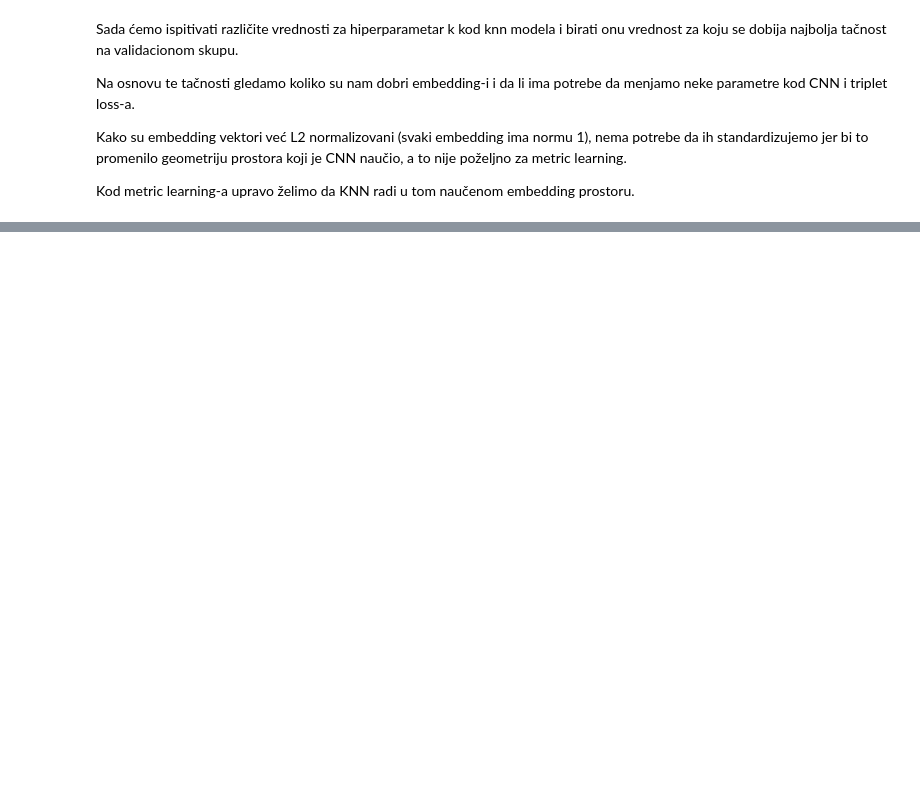
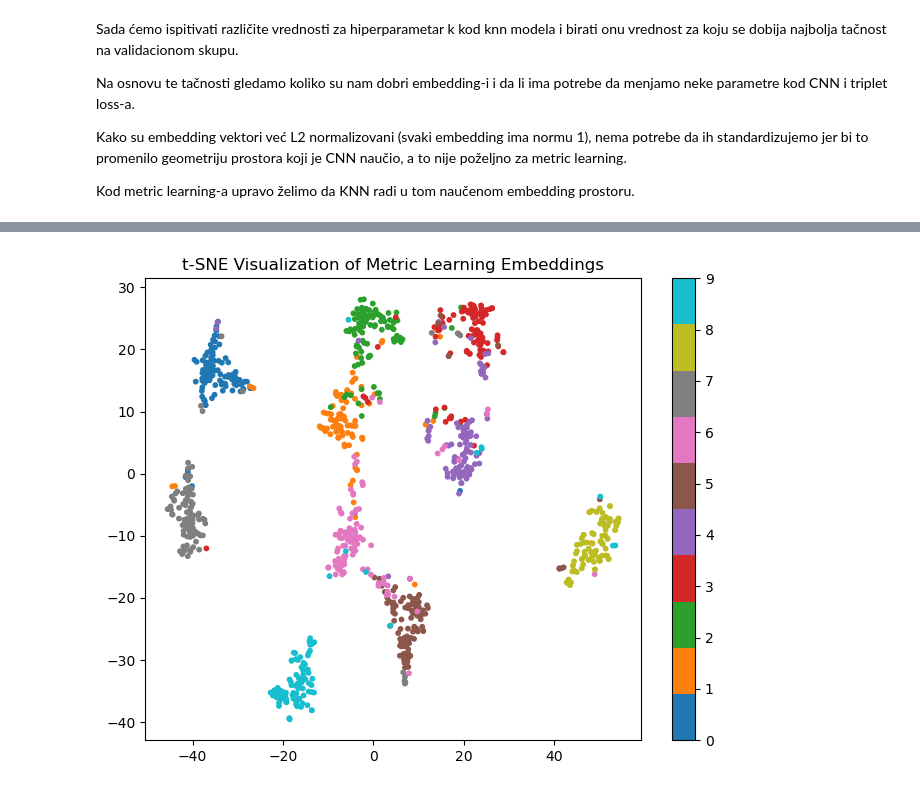
Before and after one commit to majasakovic/ML_projekat, a Jupyter notebook: notebooks/03_metric_learning.ipynb, the cells around one changed output, grey strips where cells are left out. Cells and saved outputs as stored; diff of their text form; code cells hidden in the pictures; blank space fills up the shorter version.

```diff
--- a/notebooks/03_metric_learning.ipynb
+++ b/notebooks/03_metric_learning.ipynb
@@ -494,0 +564,11 @@ Best Validation Accuracy: 0.868
+# %%
+tsne = TSNE(n_components=2, perplexity=30, random_state=SEED)
+emb_2d = tsne.fit_transform(test_emb)
+# %%
+plt.figure(figsize=(8,6))
+plt.scatter(emb_2d[:,0], emb_2d[:,1], c=test_labels, cmap='tab10', s=10)
+plt.title("t-SNE Visualization of Metric Learning Embeddings")
+plt.colorbar()
+plt.show()
+# %% [output]
+[figure, added]
```
Also changed, not shown: parts of 20 cells of this notebook.
